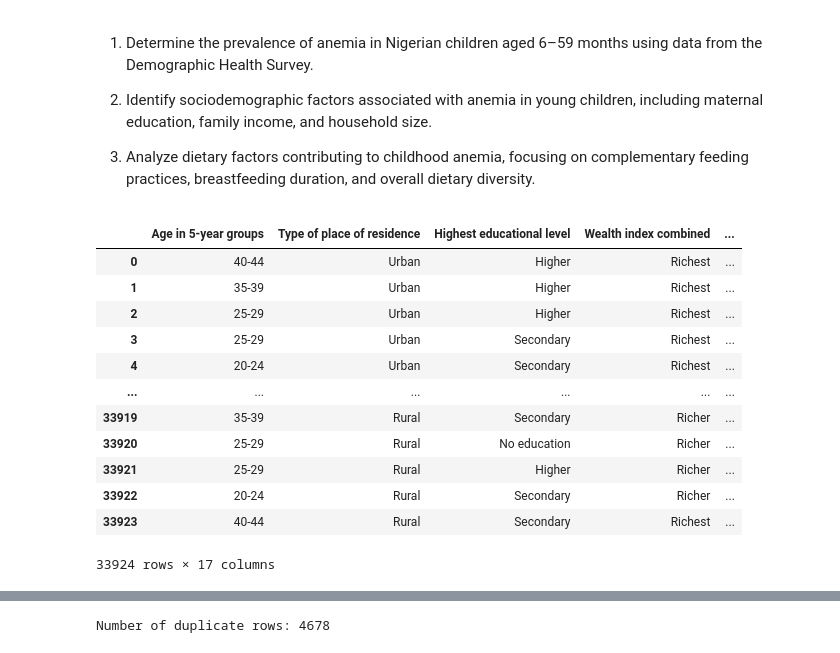
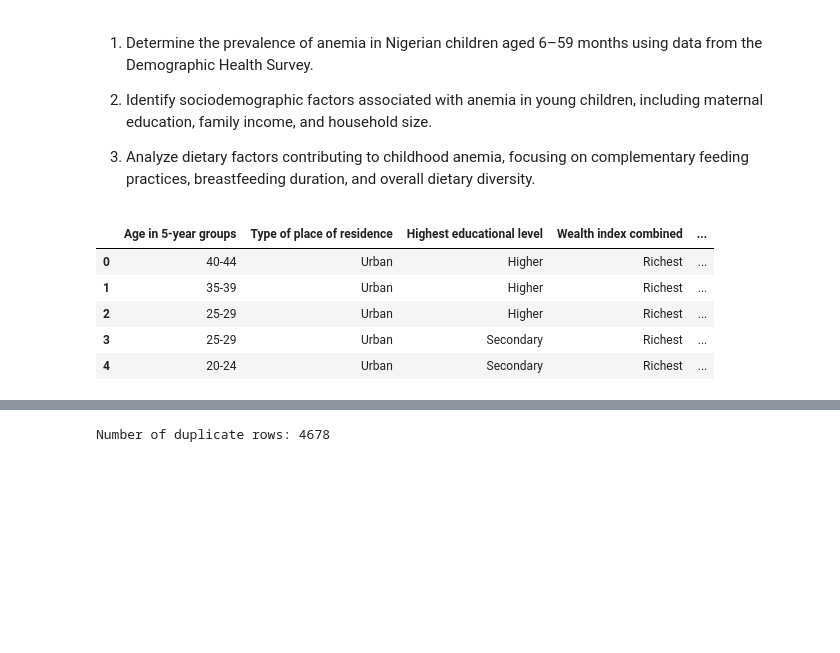
Before and after one commit to ruth-kitasi/Anemia-Level-Prediction-in-Children, a Jupyter notebook: notebooks/Joseline.ipynb, the cells around one changed output, grey strips where cells are left out. Saved outputs shown, nothing was run; the diff lists cells and outputs as text; code cells hidden in the pictures; blank space fills up the shorter version.

```diff
--- a/notebooks/Joseline.ipynb
+++ b/notebooks/Joseline.ipynb
@@ -49,18 +49,11 @@ import pandas as pd
 import numpy as np
 # %%
 df = pd.read_csv('../anemia_dataset.csv')
-df
+df.head()
 # %% [output]
 |  | Age in 5-year groups | Type of place of residence | Highest educational level | Wealth index combined | ... |
 | 0 | 40-44 | Urban | Higher | Richest | ... |
 | 1 | 35-39 | Urban | Higher | Richest | ... |
 | 2 | 25-29 | Urban | Higher | Richest | ... |
 | 3 | 25-29 | Urban | Secondary | Richest | ... |
 | 4 | 20-24 | Urban | Secondary | Richest | ... |
-| ... | ... | ... | ... | ... | ... |
-| 33919 | 35-39 | Rural | Secondary | Richer | ... |
-| 33920 | 25-29 | Rural | No education | Richer | ... |
-| 33921 | 25-29 | Rural | Higher | Richer | ... |
-| 33922 | 20-24 | Rural | Secondary | Richer | ... |
-| 33923 | 40-44 | Rural | Secondary | Richest | ... |
-33924 rows × 17 columns
```
Also changed, not shown: parts of 9 cells of this notebook.
